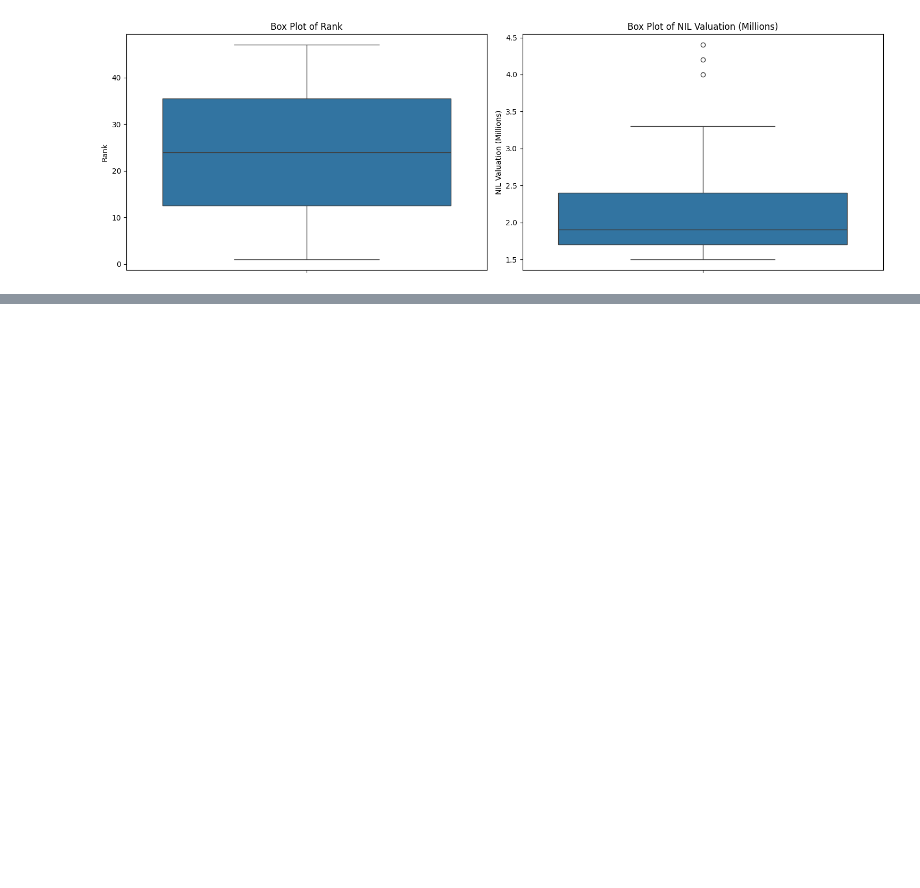
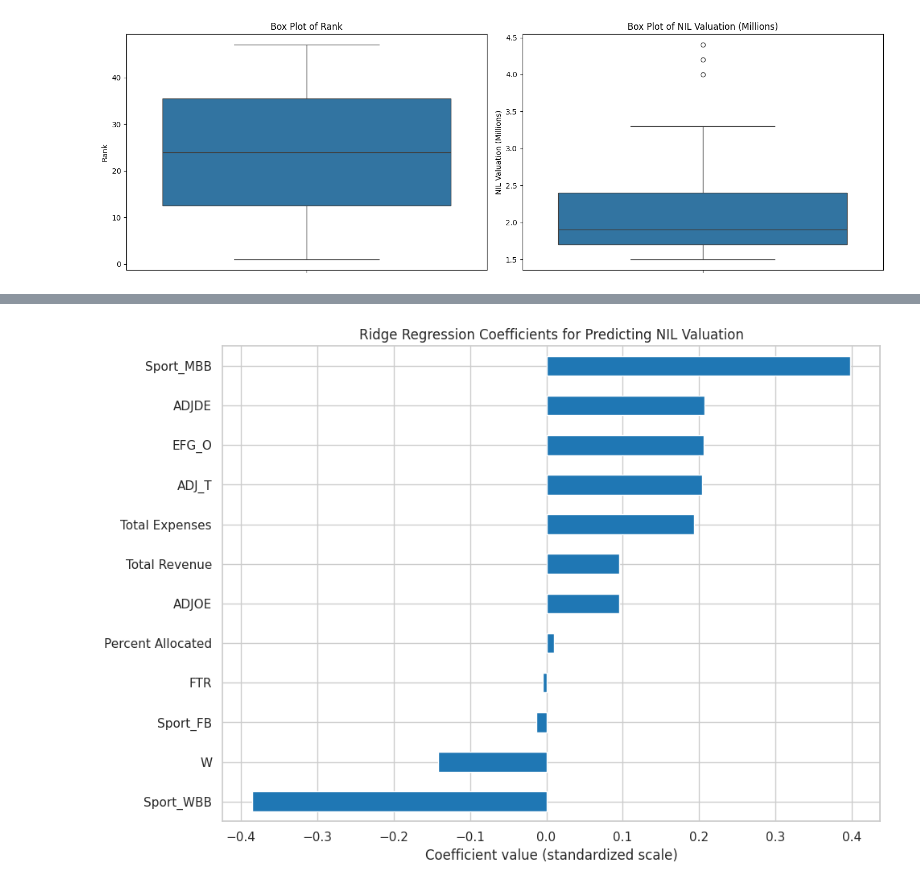
Before and after one commit to mrowsey16/IS4487Final, a Jupyter notebook: NCAA_NIL_ANALYSIS.ipynb, the cells around one changed output, grey strips where cells are left out. Cells and saved outputs as stored; diff of their text form; code cells hidden in the pictures; blank space fills up the shorter version.

```diff
--- a/NCAA_NIL_ANALYSIS.ipynb
+++ b/NCAA_NIL_ANALYSIS.ipynb
@@ -391,0 +506,85 @@ rf_reg.fit(X_train, y_train)
+# %%
+# Prepare features list (only keep columns present)
+team_feats = [c for c in ['W','ADJOE','ADJDE','EFG_O','ADJ_T','FTR','OREB','DREB'] if c in merged.columns]
+finance_feats = [c for c in ['Total Revenue','Total Expenses','Percent Allocated'] if c in merged.columns]
+cat_feats = ['Sport']  # categorical
+
+features = team_feats + finance_feats + cat_feats
+print("Features used for Ridge:", features)
+
+# Build dataframe for modeling
+m2_df = merged[['NIL_val'] + features].copy()
+
+# Drop rows with missing target
+m2_df = m2_df.dropna(subset=['NIL_val']).reset_index(drop=True)
+print("Model 2 candidate rows:", m2_df.shape[0])
+
+# For small-N situations we may want to drop columns with too many missing values:
+missing_pct = m2_df[team_feats+finance_feats].isna().mean()
+print("Missing % per numeric feature:\n", missing_pct)
+
+# Define preprocessing: impute numeric, standardize, one-hot encode Sport
+numeric_features = [c for c in team_feats + finance_feats if c in m2_df.columns]
+categorical_features = [c for c in cat_feats if c in m2_df.columns]
+
+numeric_transformer = Pipeline(steps=[
+    ('imputer', SimpleImputer(strategy='mean')),
+    ('scaler', StandardScaler())
+])
+
+categorical_transformer = Pipeline(steps=[
+    ('imputer', SimpleImputer(strategy='constant', fill_value='missing')),
+    ('onehot', OneHotEncoder(handle_unknown='ignore'))
+])
+
+preprocessor = ColumnTransformer(
+    transformers=[
+        ('num', numeric_transformer, numeric_features),
+        ('cat', categorical_transformer, categorical_features)
+    ],
+    remainder='drop'
+)
+
+# Full pipeline with Ridge
+ridge_pipeline = Pipeline(steps=[
+    ('preproc', preprocessor),
+    ('ridge', Ridge(alpha=1.0))
+])
+
+# Train/test split
+X_m2 = m2_df[features]
+y_m2 = m2_df['NIL_val']
+
+X_train_m2, X_test_m2, y_train_m2, y_test_m2 = train_test_split(X_m2, y_m2, test_size=0.2, random_state=42)
+
+# Fit
+ridge_pipeline.fit(X_train_m2, y_train_m2)
+
+# Predict + evaluate
+y_pred_ridge = ridge_pipeline.predict(X_test_m2)
+ridge_mse = mean_squared_error(y_test_m2, y_pred_ridge)
+ridge_r2 = r2_score(y_test_m2, y_pred_ridge)
+
+print("Ridge test rows:", X_test_m2.shape[0])
+print("Ridge MSE:", ridge_mse, "R2:", ridge_r2)
+
+# Extract coefficients for numeric features
+# We need the transformed feature names from the preprocessor
+# Build feature name list from preprocessor
+num_names = numeric_features
+cat_ohe = list(ridge_pipeline.named_steps['preproc'].named_transformers_['cat']\
+               .named_steps['onehot'].get_feature_names_out(categorical_features)) if categorical_features else []
+all_feature_names = num_names + cat_ohe
+
+# Extract coefficients
+ridge_coef_array = ridge_pipeline.named_steps['ridge'].coef_
+coef_series = pd.Series(ridge_coef_array, index=all_feature_names).sort_values()
+
+# Plot coefficients (barh)
+plt.figure(figsize=(10,7))
+coef_series.plot(kind='barh', color='tab:blue')
+plt.title("Ridge Regression Coefficients for Predicting NIL Valuation")
+plt.xlabel("Coefficient value (standardized scale)")
+plt.tight_layout()
+plt.show()
+# %% [output]
@@ -391,0 +606 @@ rf_reg.fit(X_train, y_train)
+[figure, added]
```
Also changed, not shown: parts of 59 cells of this notebook.
